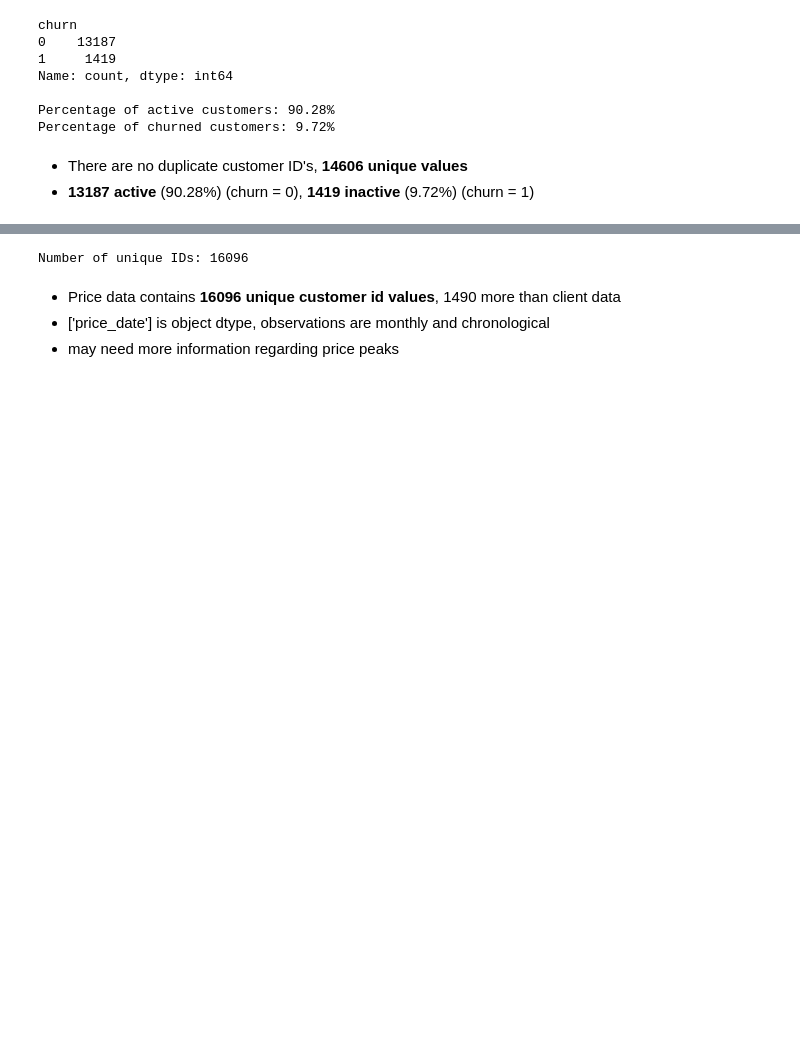
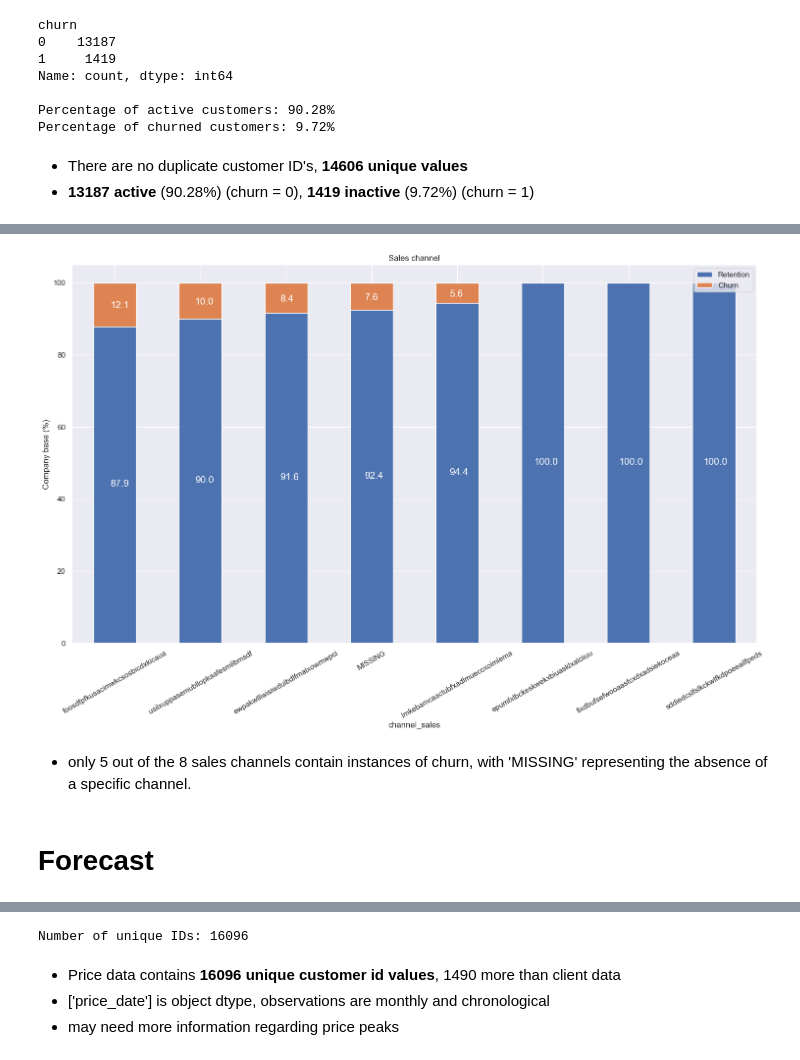
Before and after one commit to avonmims/Forage, a Jupyter notebook: BCG_X/eda_attempt.ipynb, the cells around one changed output, grey strips where cells are left out. Drawn from its saved outputs; the diff is of its cells as text; code cells hidden in the pictures; blank space fills up the shorter version.

```diff
--- a/BCG_X/eda_attempt.ipynb
+++ b/BCG_X/eda_attempt.ipynb
@@ -83,0 +144,12 @@ plt.show()
+# %%
+channel = client_data[['id', 'channel_sales', 'churn']]
+channel = channel.groupby([channel['channel_sales'], channel['churn']])['id'].count().unstack(level=1).fillna(0)
+channel_churn = (channel.div(channel.sum(axis=1), axis=0) * 100).sort_values(by=[1], ascending=False)
+# %%
+plot_stacked_bars(channel_churn, 'Sales channel', rot_=30)
+# %% [output]
+[figure, added]
+# %% [markdown]
+- only 5 out of the 8 sales channels contain instances of churn, with 'MISSING' representing the absence of a specific channel.
+# %% [markdown]
+# Forecast
```
Also changed, not shown: parts of 28 cells of this notebook.
